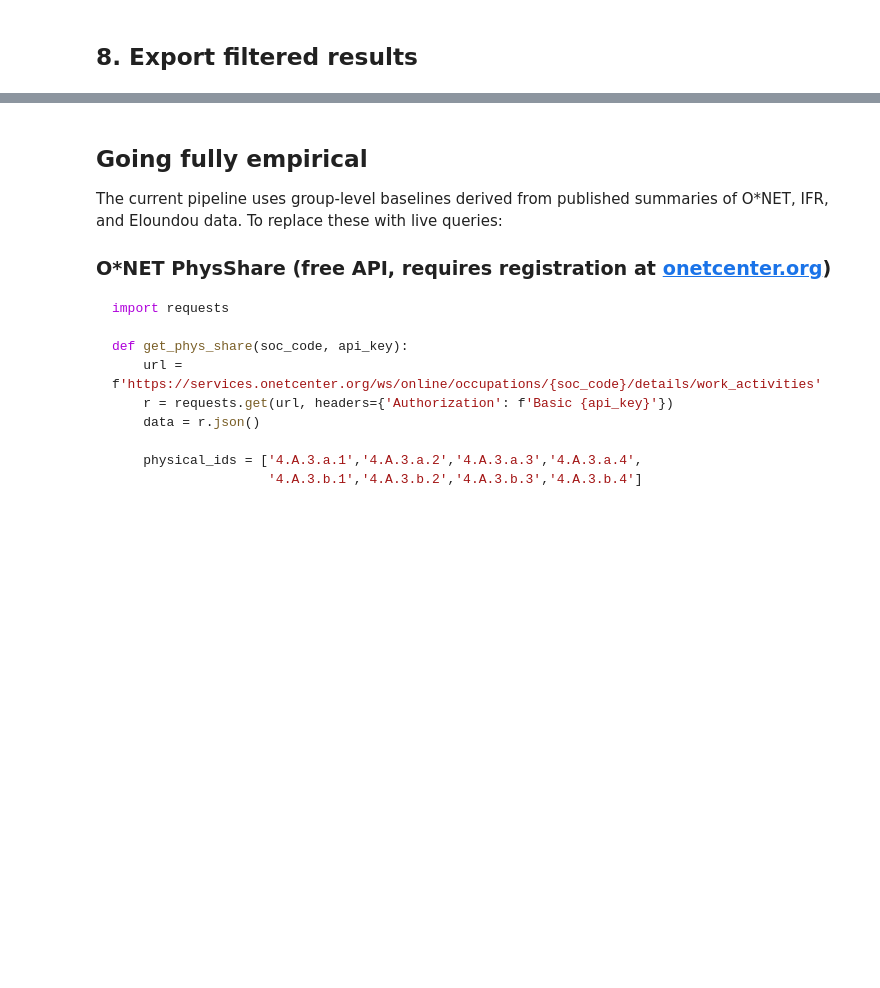
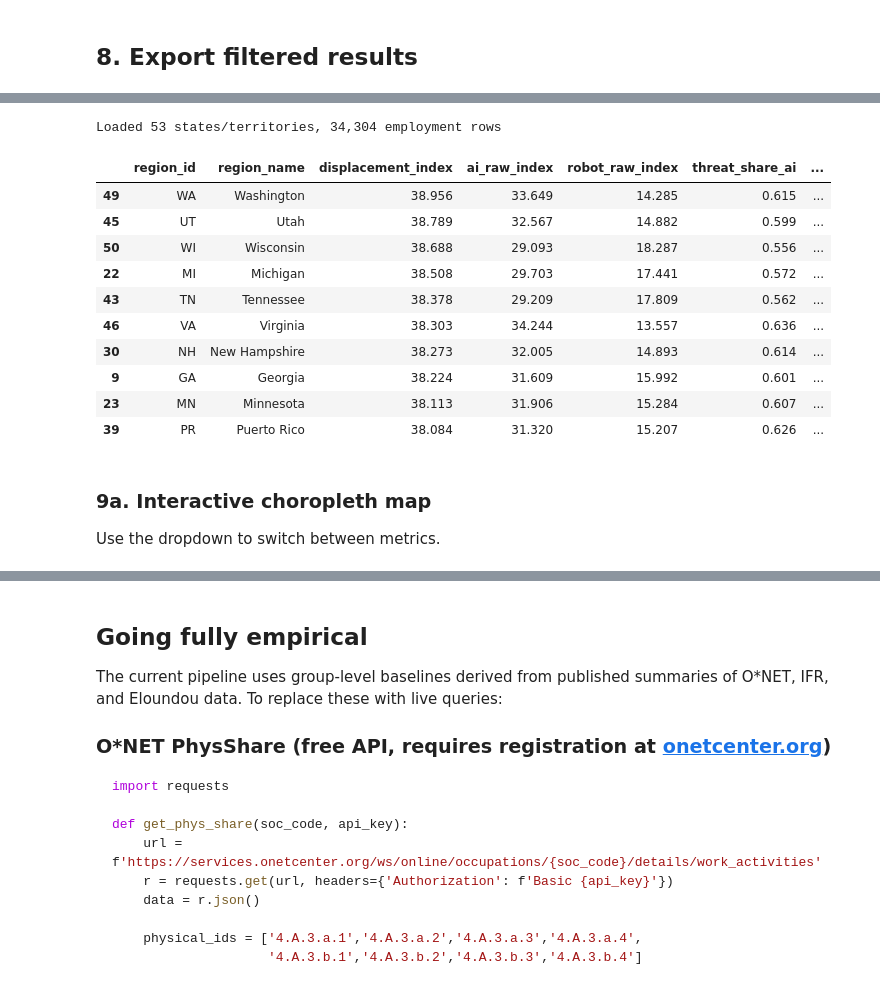
Before and after one commit to admozh17/labor_robot, a Jupyter notebook: notebook.ipynb, the cells around one changed output, grey strips where cells are left out. Cells and saved outputs as stored; diff of their text form; code cells hidden in the pictures; blank space fills up the shorter version.

```diff
--- a/notebook.ipynb
+++ b/notebook.ipynb
@@ -250,0 +388,29 @@ print(f'Exported {len(very_high)} rows to very_high_risk.csv')
+# %%
+import plotly.express as px
+import plotly.graph_objects as go
+
+geo = pd.read_csv('geo_scores.states.csv')
+emp_raw = pd.read_csv('employment_by_region.states.csv')
+print(f'Loaded {len(geo)} states/territories, {emp_raw.shape[0]:,} employment rows')
+
+geo.sort_values('displacement_index', ascending=False)[
+    ['region_id','region_name','displacement_index',
+     'ai_raw_index','robot_raw_index','threat_share_ai','threat_share_robotic']
+].head(10)
+# %% [output]
+Loaded 53 states/territories, 34,304 employment rows
+|  | region_id | region_name | displacement_index | ai_raw_index | robot_raw_index | threat_share_ai | ... |
+| 49 | WA | Washington | 38.956 | 33.649 | 14.285 | 0.615 | ... |
+| 45 | UT | Utah | 38.789 | 32.567 | 14.882 | 0.599 | ... |
+| 50 | WI | Wisconsin | 38.688 | 29.093 | 18.287 | 0.556 | ... |
+| 22 | MI | Michigan | 38.508 | 29.703 | 17.441 | 0.572 | ... |
+| 43 | TN | Tennessee | 38.378 | 29.209 | 17.809 | 0.562 | ... |
+| 46 | VA | Virginia | 38.303 | 34.244 | 13.557 | 0.636 | ... |
+| 30 | NH | New Hampshire | 38.273 | 32.005 | 14.893 | 0.614 | ... |
+| 9 | GA | Georgia | 38.224 | 31.609 | 15.992 | 0.601 | ... |
+| 23 | MN | Minnesota | 38.113 | 31.906 | 15.284 | 0.607 | ... |
+| 39 | PR | Puerto Rico | 38.084 | 31.320 | 15.207 | 0.626 | ... |
+# %% [markdown]
+### 9a. Interactive choropleth map
+
+Use the dropdown to switch between metrics.
```
Also changed, not shown: parts of 18 cells of this notebook, 1 other file.
